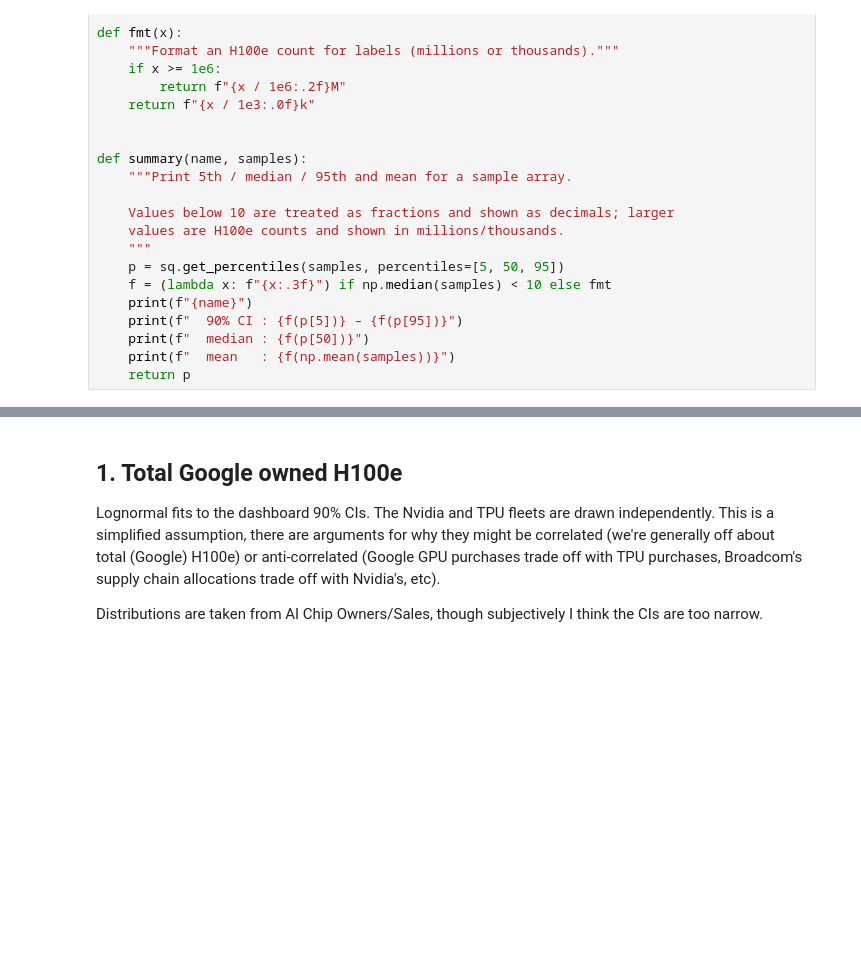
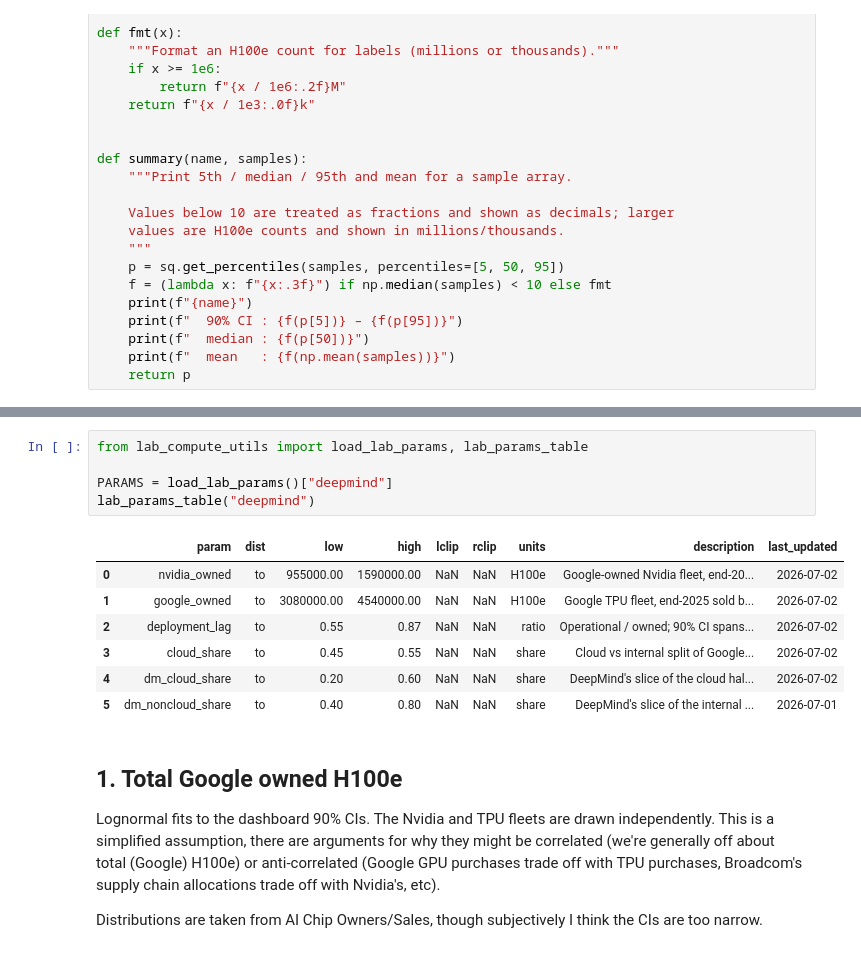
Before and after one commit to epoch-research/ai-companies, a Jupyter notebook: ai-lab-compute/deepmind_compute_model.ipynb, the cells around one changed output, grey strips where cells are left out. Drawn from its saved outputs; the diff is of its cells as text; blank space fills up the shorter version.

```diff
--- a/ai-lab-compute/deepmind_compute_model.ipynb
+++ b/ai-lab-compute/deepmind_compute_model.ipynb
@@ -58,3 +65,16 @@ def summary(name, samples):
+# %%
+from lab_compute_utils import load_lab_params, lab_params_table
+
+PARAMS = load_lab_params()["deepmind"]
+lab_params_table("deepmind")
+# %% [output]
+|  | param | dist | low | high | lclip | rclip | units | description | last_updated |
+| 0 | nvidia_owned | to | 955000.00 | 1590000.00 | NaN | NaN | H100e | Google-owned Nvidia fleet, end-20... | 2026-07-02 |
+| 1 | google_owned | to | 3080000.00 | 4540000.00 | NaN | NaN | H100e | Google TPU fleet, end-2025 sold b... | 2026-07-02 |
+| 2 | deployment_lag | to | 0.55 | 0.87 | NaN | NaN | ratio | Operational / owned; 90% CI spans... | 2026-07-02 |
+| 3 | cloud_share | to | 0.45 | 0.55 | NaN | NaN | share | Cloud vs internal split of Google... | 2026-07-02 |
+| 4 | dm_cloud_share | to | 0.20 | 0.60 | NaN | NaN | share | DeepMind's slice of the cloud hal... | 2026-07-02 |
+| 5 | dm_noncloud_share | to | 0.40 | 0.80 | NaN | NaN | share | DeepMind's slice of the internal ... | 2026-07-01 |
 # %% [markdown]
 ## 1. Total Google owned H100e
 
```
Also changed, not shown: parts of 12 cells of this notebook, 18 other files.
